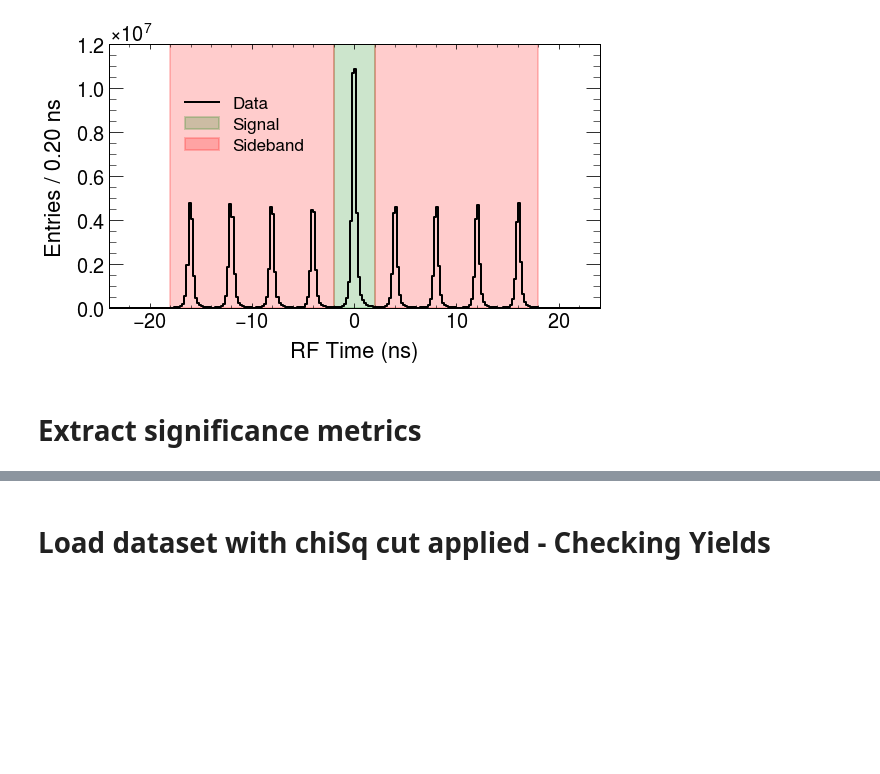
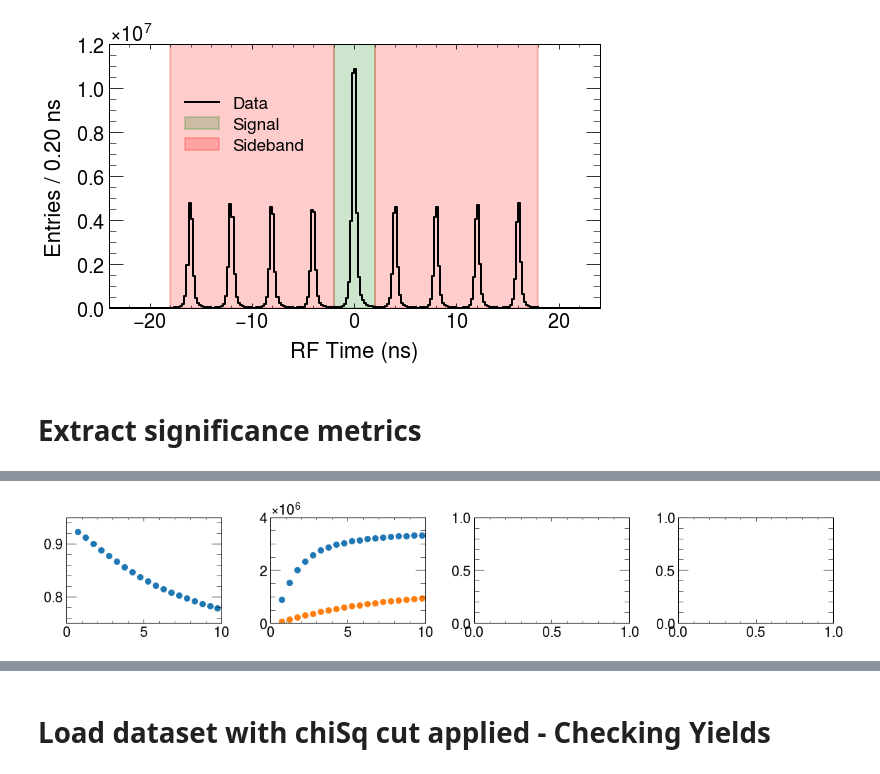
Before and after one commit to lan13005/EtaPi-Analysis, a Jupyter notebook: study_eventSelections/event_selection.ipynb, the cells around one changed output, grey strips where cells are left out. Cells and saved outputs as stored; diff of their text form; code cells hidden in the pictures; blank space fills up the shorter version.

```diff
--- a/study_eventSelections/event_selection.ipynb
+++ b/study_eventSelections/event_selection.ipynb
@@ -874 +882,13 @@ chiSqThresholds=chiSqThresholds/NDF
+# %%
+sob=np.array(sig_yields)/np.array(bkg_yields)
+sosb=np.array(sig_yields)/(np.array(bkg_yields)+np.array(sig_yields))
+
+fig,axes=plt.subplots(1,4,figsize=(16,3))
+axes[0].scatter(chiSqThresholds,sosb)
+axes[1].scatter(chiSqThresholds,sig_yields)
+axes[1].scatter(chiSqThresholds,bkg_yields)
+axes[1].set_ylim(0)
+plt.tight_layout()
+# %% [output]
+[figure, added]
 # %%
```
Also changed, not shown: parts of 7 cells of this notebook, 12 other files.
